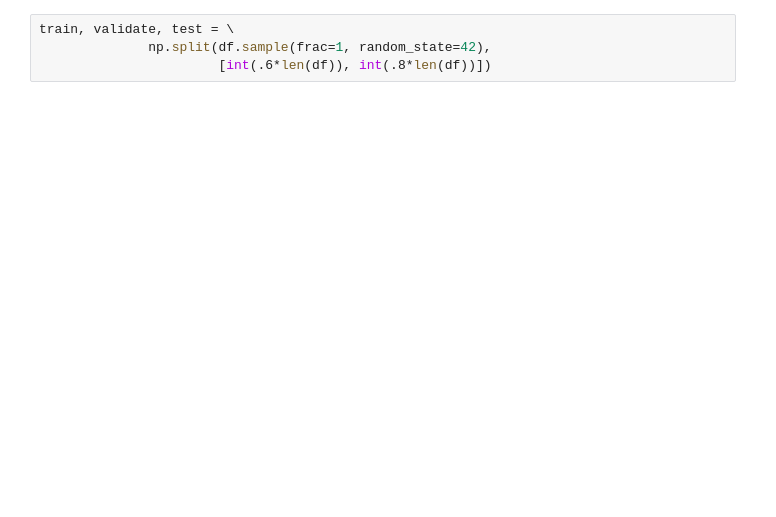
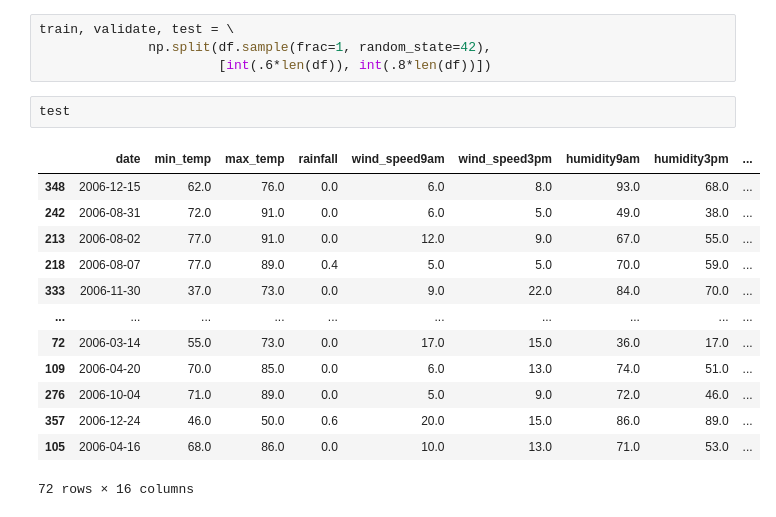
Before and after one commit to ancheypeng/cs4701, a Jupyter notebook: rainfall_prediction.ipynb, the cells around one changed output. Drawn from its saved outputs; the diff is of its cells as text; blank space fills up the shorter version.

```diff
--- a/rainfall_prediction.ipynb
+++ b/rainfall_prediction.ipynb
@@ -58,3 +64,19 @@ plt.show()
 train, validate, test = \
               np.split(df.sample(frac=1, random_state=42),
                        [int(.6*len(df)), int(.8*len(df))])
+# %%
+test
+# %% [output]
+|  | date | min_temp | max_temp | rainfall | wind_speed9am | wind_speed3pm | humidity9am | humidity3pm | ... |
+| 348 | 2006-12-15 | 62.0 | 76.0 | 0.0 | 6.0 | 8.0 | 93.0 | 68.0 | ... |
+| 242 | 2006-08-31 | 72.0 | 91.0 | 0.0 | 6.0 | 5.0 | 49.0 | 38.0 | ... |
+| 213 | 2006-08-02 | 77.0 | 91.0 | 0.0 | 12.0 | 9.0 | 67.0 | 55.0 | ... |
+| 218 | 2006-08-07 | 77.0 | 89.0 | 0.4 | 5.0 | 5.0 | 70.0 | 59.0 | ... |
+| 333 | 2006-11-30 | 37.0 | 73.0 | 0.0 | 9.0 | 22.0 | 84.0 | 70.0 | ... |
+| ... | ... | ... | ... | ... | ... | ... | ... | ... | ... |
+| 72 | 2006-03-14 | 55.0 | 73.0 | 0.0 | 17.0 | 15.0 | 36.0 | 17.0 | ... |
+| 109 | 2006-04-20 | 70.0 | 85.0 | 0.0 | 6.0 | 13.0 | 74.0 | 51.0 | ... |
+| 276 | 2006-10-04 | 71.0 | 89.0 | 0.0 | 5.0 | 9.0 | 72.0 | 46.0 | ... |
+| 357 | 2006-12-24 | 46.0 | 50.0 | 0.6 | 20.0 | 15.0 | 86.0 | 89.0 | ... |
+| 105 | 2006-04-16 | 68.0 | 86.0 | 0.0 | 10.0 | 13.0 | 71.0 | 53.0 | ... |
+72 rows × 16 columns
```
Also changed, not shown: parts of 15 cells of this notebook.
